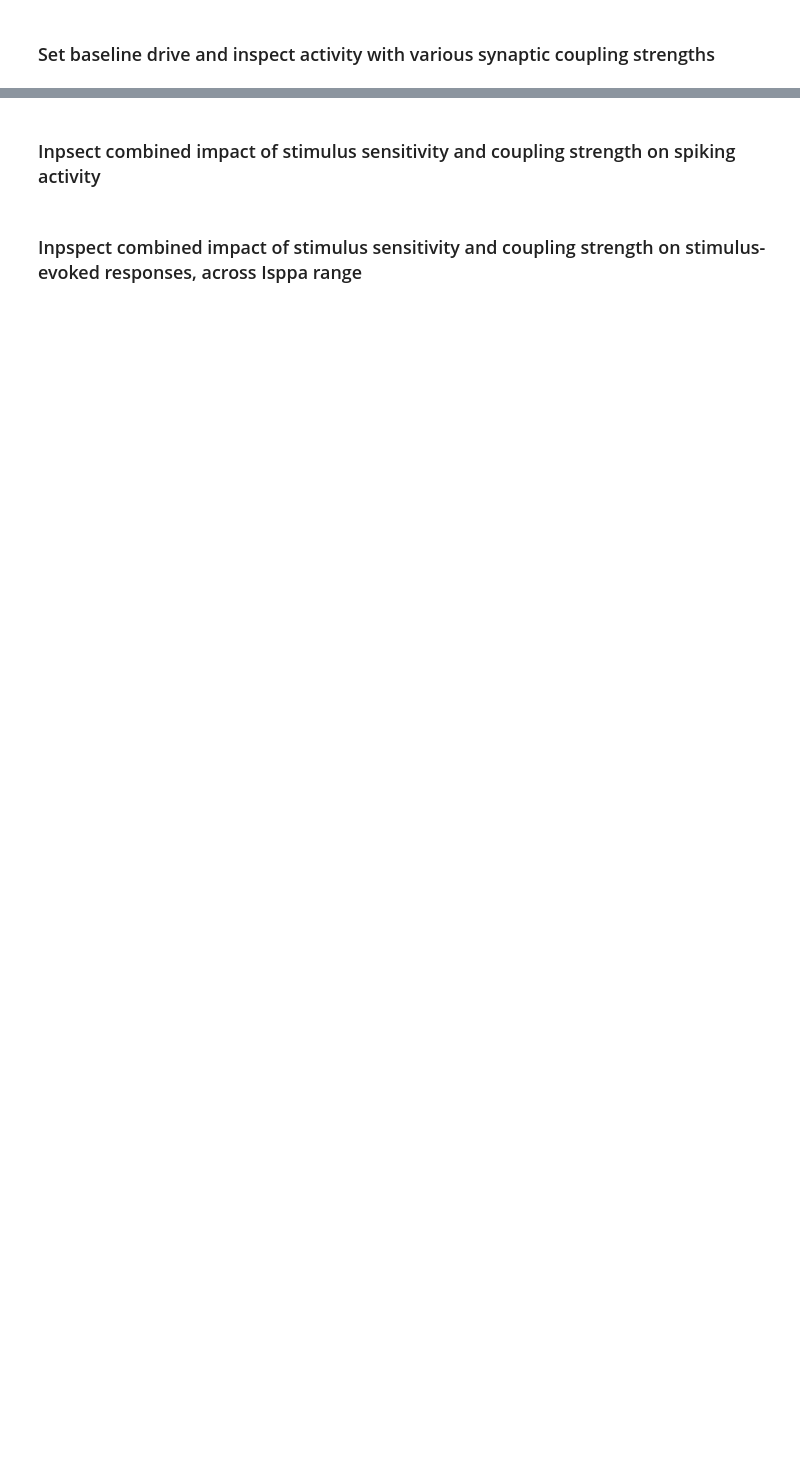
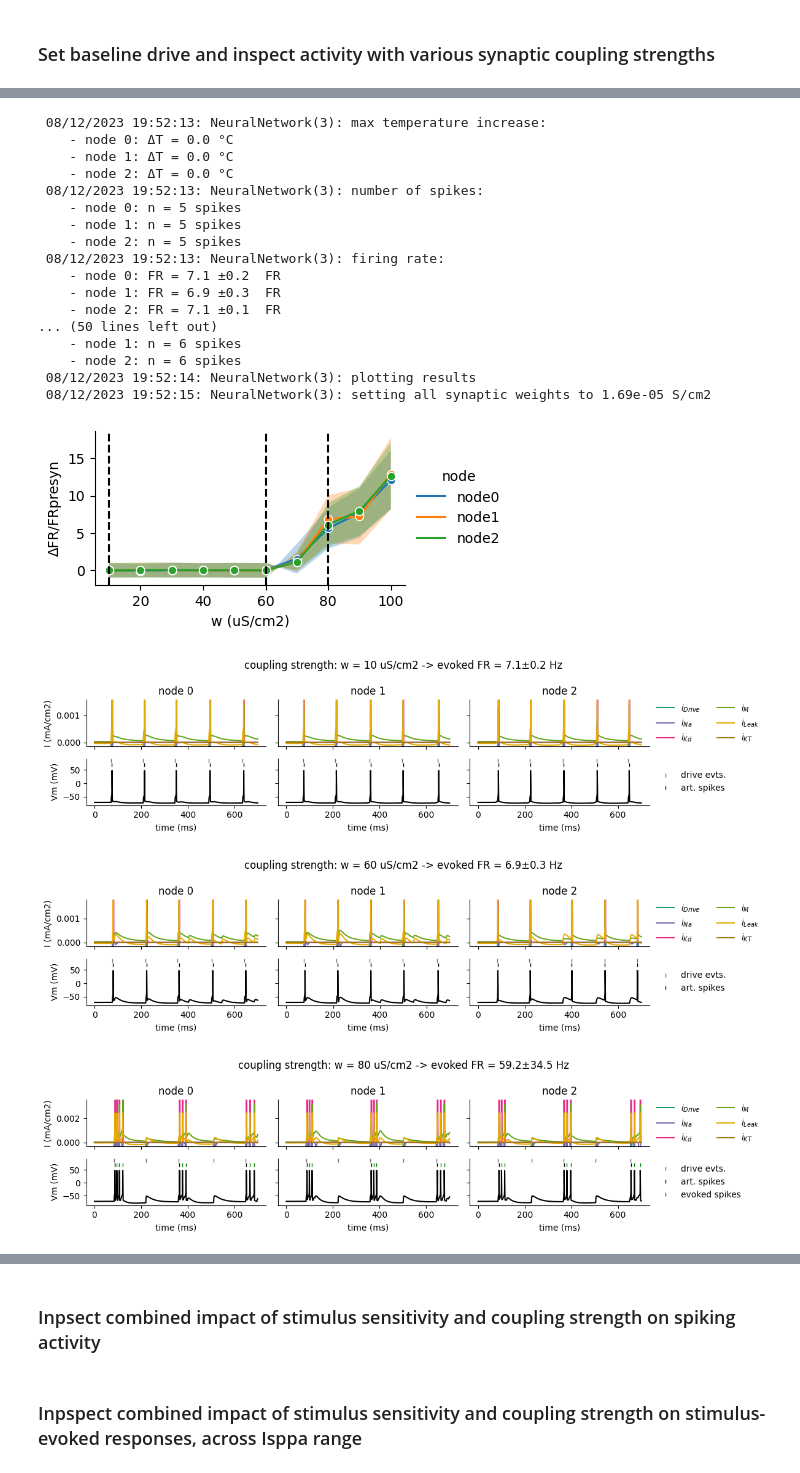
Before and after one commit to tjjlemaire/fusnetwork, a Jupyter notebook: network_analysis.ipynb, the cells around one changed output, grey strips where cells are left out. Cells and saved outputs as stored; diff of their text form; code cells hidden in the pictures; blank space fills up the shorter version.

```diff
--- a/network_analysis.ipynb
+++ b/network_analysis.ipynb
@@ -79,24 +72,13 @@ logger.info('Input parameters:\n' + paramsstr)
 # %% [markdown]
 ## Network model
 # %%
-# Parameters of all stimulus and temperature-dependent components
-params = dict(
+# Initialize 3-nodes model temperature-dependent components
+nnodes = 3
+model = NeuralNetwork(
+    nnodes,
     Q10_rates=3,
     Q10_gNa=1.40,
     Q10_gKd=4.75,
     gKT=0.58e-9 / (NeuralNetwork.Acell * NeuralNetwork.UM_TO_CM**2),  # S/cm2
-    iStimbar=1e-3,  # mA/cm2
-    iStimx0=200,  # W/cm2
-    iStimdx=50,  # W/cm2
 )
-
-# Initialize 3-nodes model, with:
-# - no M-type K+ current
-# - all temperature-dependent conductances
-nnodes = 3
-model = NeuralNetwork(
-    nnodes,
-    gMbar=0,
-    **params
-)
 # %% [output]
@@ -233,0 +172,35 @@ model.set_synaptic_weight(model.g_RS_RS)
+# %%
+# Assign baseline pre-synaptic drive, and remove stimulus (if any)
+model.set_presyn_drive(freq=drive_freq, noise=noise)
+
+# Define vector of coupling strengths (in S/cm2)
+wrange = np.linspace(10, 100, 10) * 1e-6
+
+# Run simulations over coupling strength range, and extract metric
+metric = []
+model.verbose = False
+for w in tqdm(wrange):
+    model.set_synaptic_weight(w)
+    data = model.simulate(tstop=tstop)
+    metric.append(model.compute_metric(data, 'ΔFR/FRpresyn'))
+model.verbose = True
+metric = model.concatenate_outputs(wrange * 1e6, metric, 'w (uS/cm2)')
+
+# Plot dependency of evoked firing rate on coupling strength
+fig = model.plot_sweep_results(metric)
+ax = fig.axes[0]
+
+# Select subset of coupling strengths for which to plot results
+iws = [0, 5, 7]
+for w in wrange[iws]:
+    model.set_synaptic_weight(w)
+    data = model.simulate()
+    mu_FR, err_FR = model.compute_metric(data, 'FR').mean(axis=0)
+    FR_str = 'N/A' if mu_FR is None else f'{mu_FR:.1f}±{err_FR:.1f} Hz'
+    fig = model.plot_results(data, exclude=['conductances', 'T'], clip_currents=True)
+    fig.suptitle(f'coupling strength: w = {w * 1e6:.0f} uS/cm2 -> evoked FR = {FR_str}')
+    ax.axvline(w * 1e6, color='k', linestyle='--')
+
+# Set synaptic weight to default value
+model.set_synaptic_weight(model.g_RS_RS)
+# %% [output]
@@ -233,0 +218,21 @@ model.set_synaptic_weight(model.g_RS_RS)
+ 08/12/2023 19:52:13: NeuralNetwork(3): max temperature increase:
+    - node 0: ΔT = 0.0 °C
+    - node 1: ΔT = 0.0 °C
+    - node 2: ΔT = 0.0 °C
+ 08/12/2023 19:52:13: NeuralNetwork(3): number of spikes:
+    - node 0: n = 5 spikes
+    - node 1: n = 5 spikes
+    - node 2: n = 5 spikes
+ 08/12/2023 19:52:13: NeuralNetwork(3): firing rate:
+    - node 0: FR = 7.1 ±0.2  FR
+    - node 1: FR = 6.9 ±0.3  FR
+    - node 2: FR = 7.1 ±0.1  FR
+... (50 lines left out)
+    - node 1: n = 6 spikes
+    - node 2: n = 6 spikes
+ 08/12/2023 19:52:14: NeuralNetwork(3): plotting results
+ 08/12/2023 19:52:15: NeuralNetwork(3): setting all synaptic weights to 1.69e-05 S/cm2
+[figure, added]
+[figure, added]
+[figure, added]
+[figure, added]
```
Also changed, not shown: parts of 28 cells of this notebook, 4 other files.
